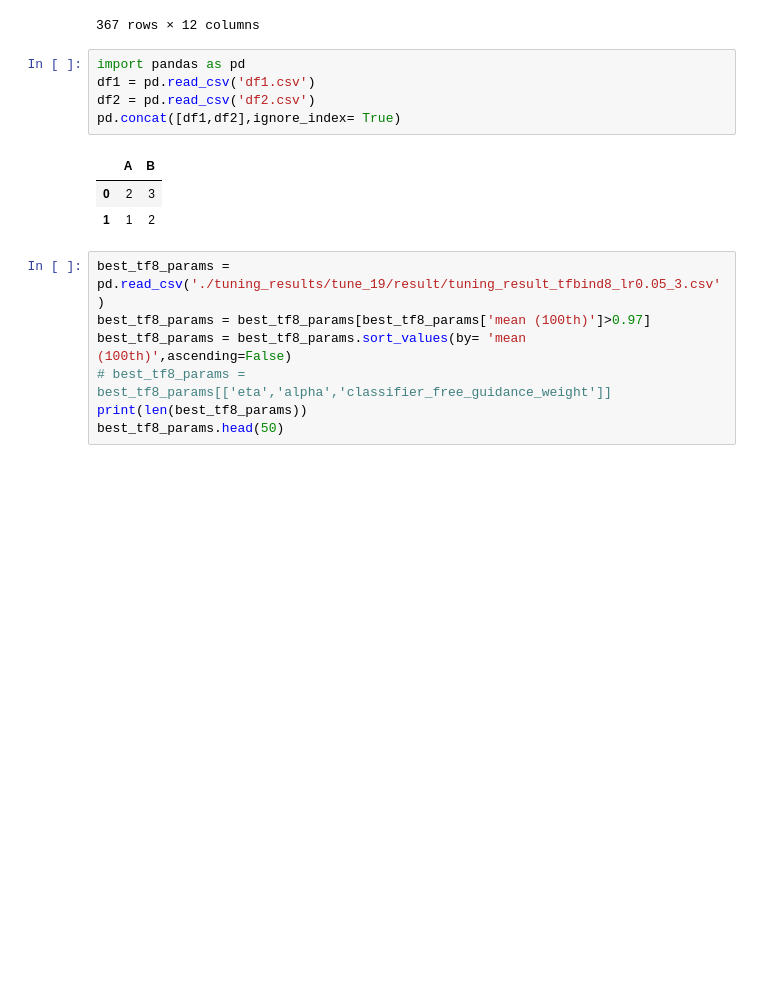
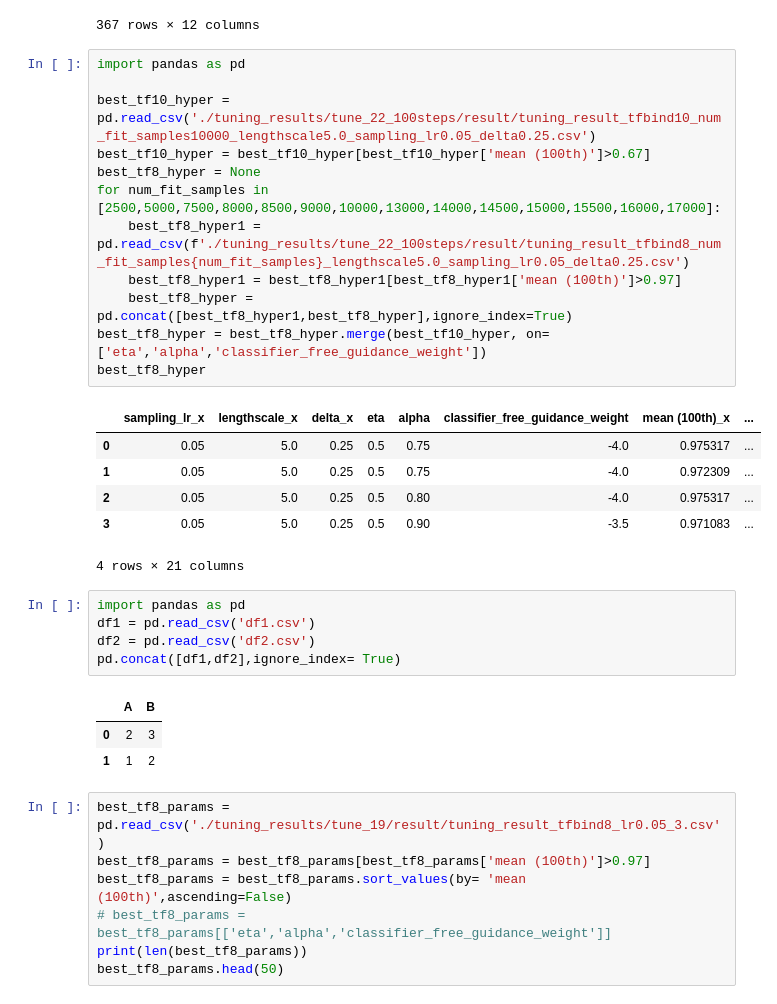
Before and after one commit to HungTT912/L2HD-setting-2, a Jupyter notebook: test.ipynb, the cells around one changed output. Cells and saved outputs as stored; diff of their text form; blank space fills up the shorter version.

Commit message:
tune_22

```diff
--- a/test.ipynb
+++ b/test.ipynb
@@ -21,6 +21,25 @@ df
 | 231 | 0.01 | 5 | 0.25 | 0.10 | 0.90 | -2.5 | 0.950002 | 0.028816 | ... |
 | 108 | 0.01 | 5 | 0.25 | 0.05 | 0.75 | -3.5 | 0.950001 | 0.026411 | ... |
 367 rows × 12 columns
+# %%
+import pandas as pd
+
+best_tf10_hyper = pd.read_csv('./tuning_results/tune_22_100steps/result/tuning_result_tfbind10_num_fit_samples10000_lengthscale5.0_sampling_lr0.05_delta0.25.csv')
+best_tf10_hyper = best_tf10_hyper[best_tf10_hyper['mean (100th)']>0.67]
+best_tf8_hyper = None
+for num_fit_samples in [2500,5000,7500,8000,8500,9000,10000,13000,14000,14500,15000,15500,16000,17000]:
+    best_tf8_hyper1 = pd.read_csv(f'./tuning_results/tune_22_100steps/result/tuning_result_tfbind8_num_fit_samples{num_fit_samples}_lengthscale5.0_sampling_lr0.05_delta0.25.csv')
+    best_tf8_hyper1 = best_tf8_hyper1[best_tf8_hyper1['mean (100th)']>0.97]
+    best_tf8_hyper = pd.concat([best_tf8_hyper1,best_tf8_hyper],ignore_index=True)
+best_tf8_hyper = best_tf8_hyper.merge(best_tf10_hyper, on= ['eta','alpha','classifier_free_guidance_weight'])
+best_tf8_hyper
+# %% [output]
+|  | sampling_lr_x | lengthscale_x | delta_x | eta | alpha | classifier_free_guidance_weight | mean (100th)_x | ... |
+| 0 | 0.05 | 5.0 | 0.25 | 0.5 | 0.75 | -4.0 | 0.975317 | ... |
+| 1 | 0.05 | 5.0 | 0.25 | 0.5 | 0.75 | -4.0 | 0.972309 | ... |
+| 2 | 0.05 | 5.0 | 0.25 | 0.5 | 0.80 | -4.0 | 0.975317 | ... |
+| 3 | 0.05 | 5.0 | 0.25 | 0.5 | 0.90 | -3.5 | 0.971083 | ... |
+4 rows × 21 columns
 # %%
 import pandas as pd
 df1 = pd.read_csv('df1.csv')
```
Also changed, not shown: 4 other files.
